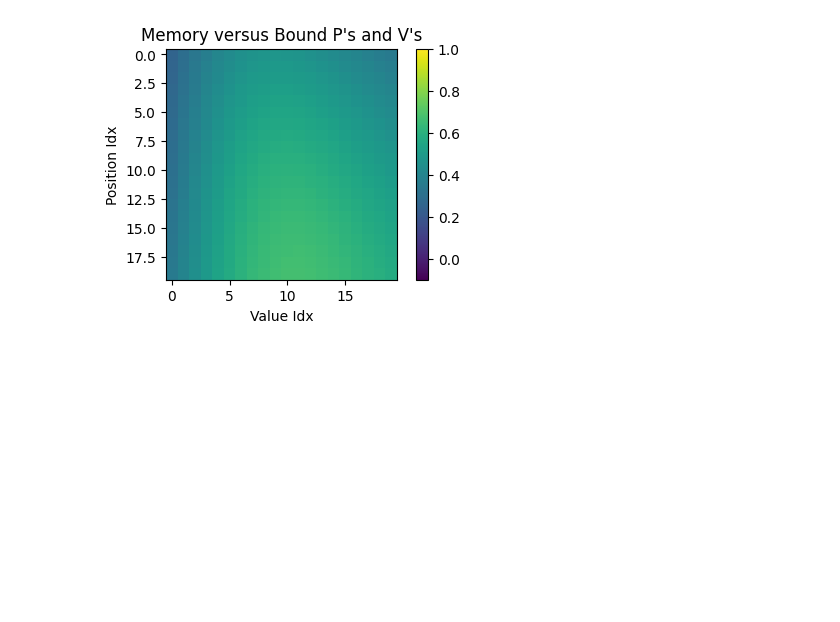
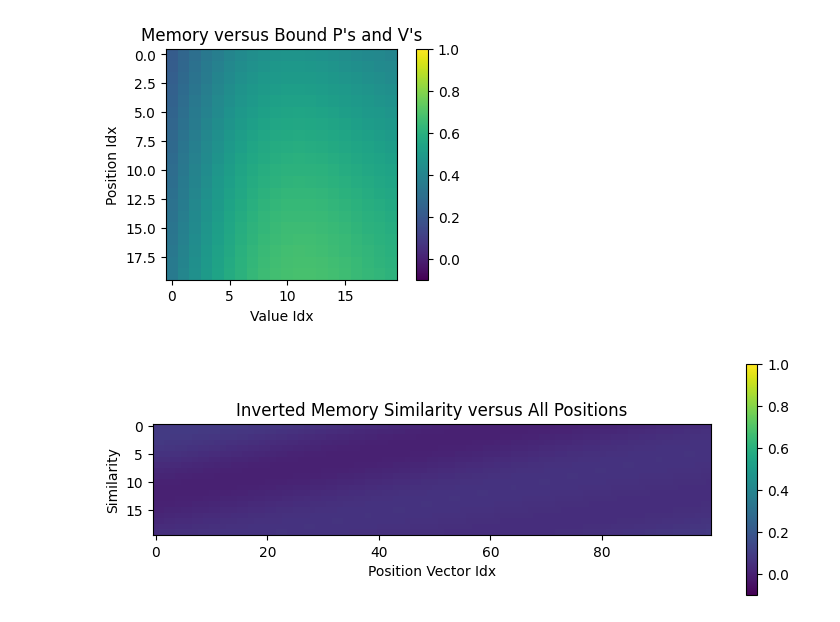
Before and after one commit to Parsa-Research-Laboratory/HyperSpace, a Jupyter notebook: experiments/development/1d_curve.ipynb, the cells around one changed output. Saved outputs shown, nothing was run; the diff lists cells and outputs as text; code cells hidden in the pictures; blank space fills up the shorter version.

Commit message:
adding similarity evaluation after positional inversion

```diff
--- a/experiments/development/1d_curve.ipynb
+++ b/experiments/development/1d_curve.ipynb
@@ -463,3 +463,28 @@ plt.show()
 del pv_sims
 # %% [output]
 [figure]
+# %%
+# -----------------------------------------------------------------
+# Unbind the memory with all desired positions to hopefully return
+# higher quality position-wise value vectors
+# -----------------------------------------------------------------
+pi_memory, pi_info = positional_inversion_module(memory)
+# %%
+# ---------------------------------------------------------------------
+# compare the inverted memory with respect to all
+# ground truth position vectors
+# ---------------------------------------------------------------------
+m_to_pv_sims, _ = hrr_backend.similarity(pi_memory, x_gt_vectors)
+
+x = torch.arange(0, m_to_pv_sims.shape[0]).cpu().numpy()
+
+plt.figure(figsize=(9, 3))
+plt.imshow(m_to_pv_sims, vmin=-0.1, vmax=1.0)
+plt.xlabel("Position Vector Idx")
+plt.ylabel("Similarity")
+plt.colorbar()
+plt.title("Inverted Memory Similarity versus All Positions")
+
+del x, m_to_pv_sims
+# %% [output]
+[figure, added]
```
Also changed, not shown: parts of 7 cells of this notebook.
